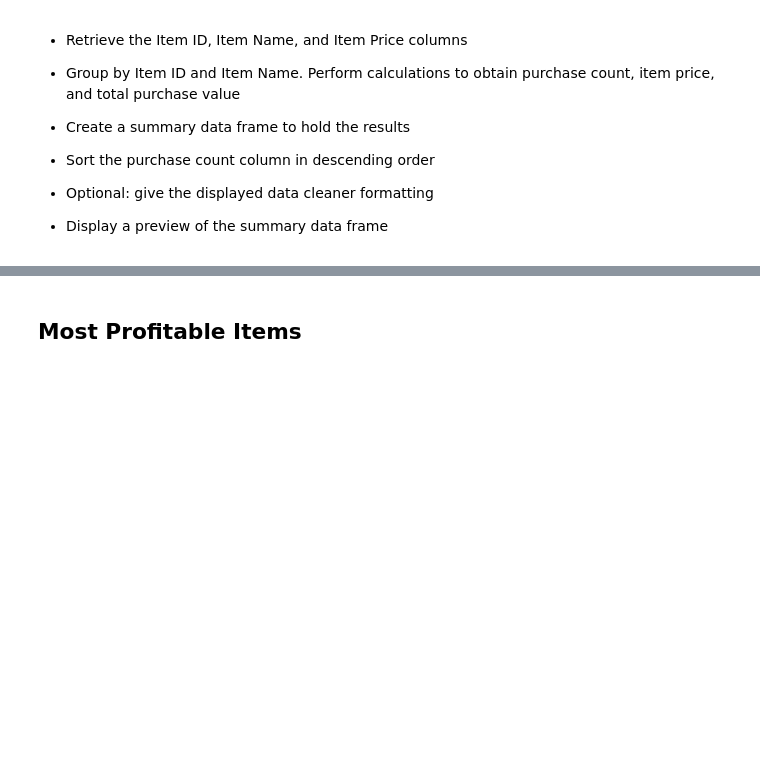
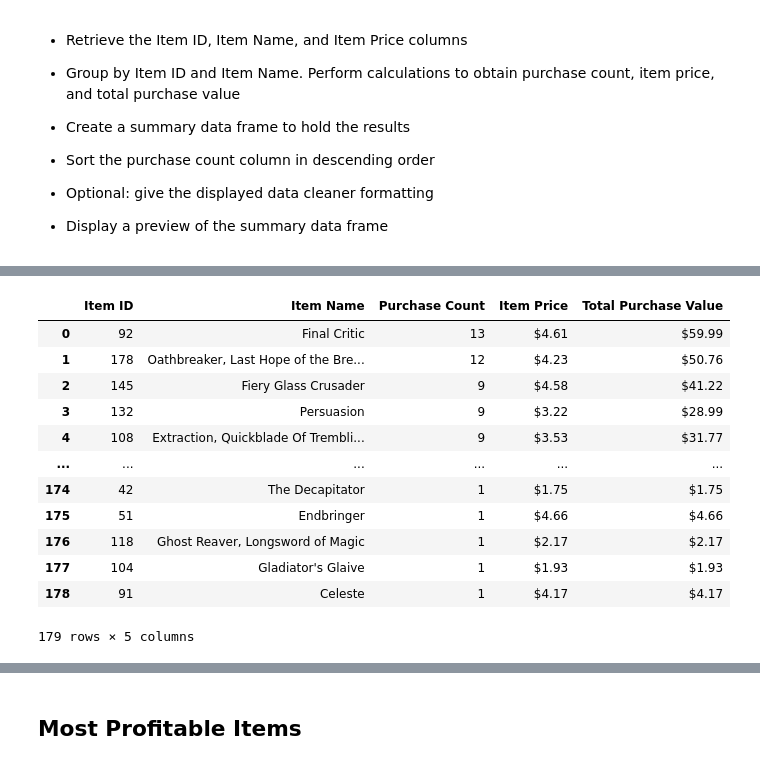
Before and after one commit to dianeyaneza/UWA-Data-Homework-Pandas-Challenge, a Jupyter notebook: 02-Homework_04-Pandas_Instructions_HeroesOfPymoli_HeroesOfPymoli_starter.ipynb, the cells around one changed output, grey strips where cells are left out. Cells and saved outputs as stored; diff of their text form; code cells hidden in the pictures; blank space fills up the shorter version.

Commit message:
completed popular items

```diff
--- a/02-Homework_04-Pandas_Instructions_HeroesOfPymoli_HeroesOfPymoli_starter.ipynb
+++ b/02-Homework_04-Pandas_Instructions_HeroesOfPymoli_HeroesOfPymoli_starter.ipynb
@@ -751,0 +807,3 @@ summary_spender_purchase
+# %%
+pc_pop_items = pd.DataFrame(pop_items["Item ID"].count())
+pc_pop_items
@@ -751,0 +825,3 @@ summary_spender_purchase
+# %%
+app_pop_items = pop_items["Price"].mean()
+app_pop_items
@@ -751,0 +842,3 @@ summary_spender_purchase
+# %%
+tpv_pop_items = pop_items["Price"].sum()
+tpv_pop_items
@@ -751,0 +859,5 @@ summary_spender_purchase
+# %%
+item_purchase_summary = pc_pop_items.merge(app_pop_items, left_index=True, right_index=True)
+# item_purchase_summary
+summary_item_purchase = item_purchase_summary.merge(tpv_pop_items, left_index=True, right_index=True)
+summary_item_purchase
@@ -751,0 +879,21 @@ summary_spender_purchase
+# %%
+# Give the displayed data cleaner formatting
+summary_item_purchase.columns = ["Purchase Count", "Item Price", "Total Purchase Value"]
+summary_item_purchase["Item Price"] = summary_item_purchase["Item Price"].map("${:.2F}".format)
+summary_item_purchase["Total Purchase Value"] = summary_item_purchase["Total Purchase Value"].map("${:.2F}".format)
+summary_item_purchase = summary_item_purchase.sort_values("Purchase Count", ascending=False).reset_index()
+summary_item_purchase
+# %% [output]
+|  | Item ID | Item Name | Purchase Count | Item Price | Total Purchase Value |
+| 0 | 92 | Final Critic | 13 | $4.61 | $59.99 |
+| 1 | 178 | Oathbreaker, Last Hope of the Bre... | 12 | $4.23 | $50.76 |
+| 2 | 145 | Fiery Glass Crusader | 9 | $4.58 | $41.22 |
+| 3 | 132 | Persuasion | 9 | $3.22 | $28.99 |
+| 4 | 108 | Extraction, Quickblade Of Trembli... | 9 | $3.53 | $31.77 |
+| ... | ... | ... | ... | ... | ... |
+| 174 | 42 | The Decapitator | 1 | $1.75 | $1.75 |
+| 175 | 51 | Endbringer | 1 | $4.66 | $4.66 |
+| 176 | 118 | Ghost Reaver, Longsword of Magic | 1 | $2.17 | $2.17 |
+| 177 | 104 | Gladiator's Glaive | 1 | $1.93 | $1.93 |
+| 178 | 91 | Celeste | 1 | $4.17 | $4.17 |
+179 rows × 5 columns
```
Also changed, not shown: parts of 10 cells of this notebook.
